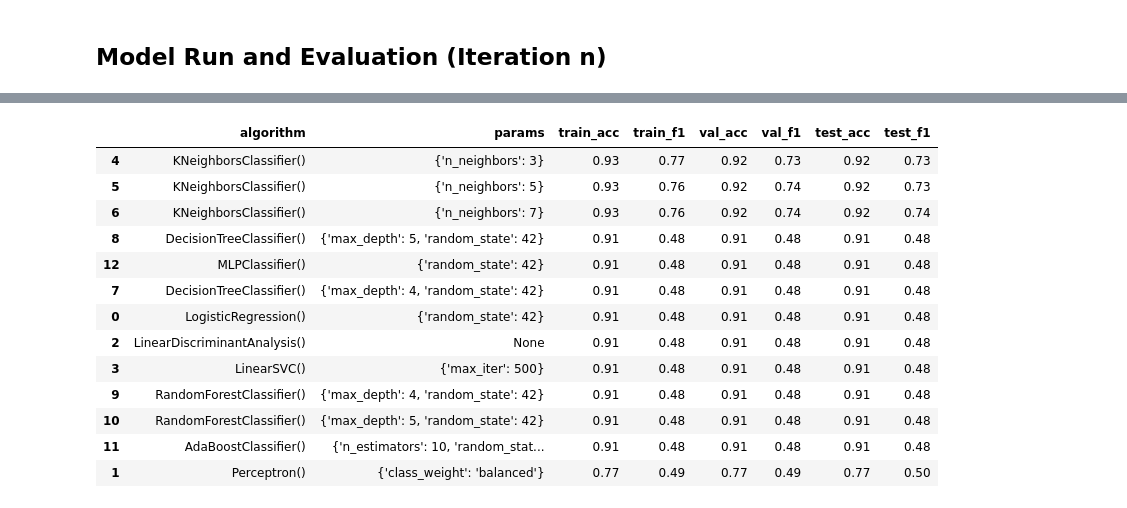
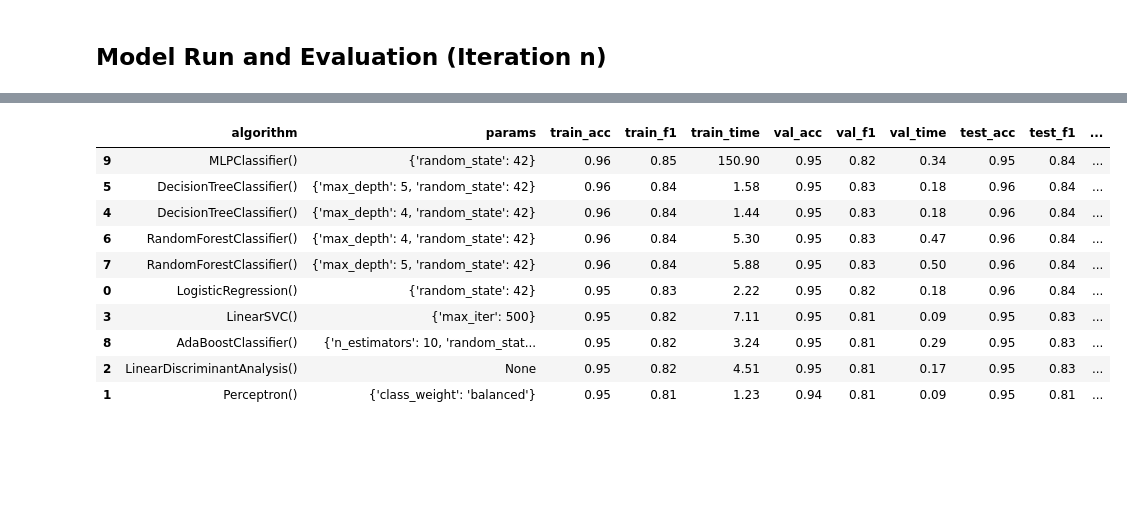
Before and after one commit to davefriesen/cc-fraud-prevention, a Jupyter notebook: src/ads505-team3-final-project.ipynb, the cells around one changed output, grey strips where cells are left out. Drawn from its saved outputs; the diff is of its cells as text; code cells hidden in the pictures; blank space fills up the shorter version.

```diff
--- a/src/ads505-team3-final-project.ipynb
+++ b/src/ads505-team3-final-project.ipynb
@@ -177,0 +395,21 @@ reduce_X_cols = id_nominal_cols + date_interval_cols + target_cls_col + target_r
+# %%
+# changing formatting for troublesome names
+df2.loc[df2['ip_country']=='Korea Republic of', 'ip_country'] = 'Korea, Republic of'
+
+df2.loc[df2['ip_country']=='Taiwan; Republic of China (ROC)', 'ip_country'] = 'Taiwan'
+
+df2.loc[df2['ip_country']=='Iran (ISLAMIC Republic Of)', 'ip_country'] = 'Iran'
+
+df2.loc[df2['ip_country']=='Moldova Republic of', 'ip_country'] = 'Moldova, Republic of'
+
+df2.loc[df2['ip_country']=='Croatia (LOCAL Name: Hrvatska)', 'ip_country'] = 'Croatia'
+
+df2.loc[df2['ip_country']=='Slovakia (SLOVAK Republic)', 'ip_country'] = 'Slovakia'
+
+df2.loc[df2['ip_country']=="Cote D'ivoire", 'ip_country'] = 'Ivory Coast'
+
+df2.loc[df2['ip_country']=='Virgin Islands (U.S.)', 'ip_country'] = 'United States'
+
+df2.loc[df2['ip_country']=='Tanzania United Republic of', 'ip_country'] = 'Tanzania, United Republic of'
+
+df2.loc[df2['ip_country']=='Congo The Democratic Republic of The', 'ip_country'] = 'Congo'
@@ -178,3 +509,8 @@ reduce_X_cols = id_nominal_cols + date_interval_cols + target_cls_col + target_r
+# %%
+cat_nominal_cols = cat_nominal_cols +\
+    ['ip_country', 'signup_month', 'purchase_month', 'signup_day',
+     'purchase_day', 'signup_weektype', 'purchase_weektype',
+     'signup_timegroup', 'purchase_timegroup', 'time_diff', 'continent']
 # %% [markdown]
 ## Categorical Data Profiling
 # %%
@@ -204,8 +543,8 @@ class -
 # Data Partitioning
 # %%
 # Create predictor and target dataframes
-fraud_X = fraud_df.loc[:, ~fraud_df.columns.isin(reduce_X_cols)].copy()
-fraud_y = fraud_df[target_cls_col]
+fraud_X = df2.loc[:, ~df2.columns.isin(reduce_X_cols)].copy()
+fraud_y = df2[target_cls_col]
 # %%
 # Split data and confirm proportions
 train_ratio = 0.7; val_ratio = 0.20; test_ratio = 0.10
@@ -323,9 +662,9 @@ mp_queue = (
     (LinearDiscriminantAnalysis(), None),
     (LinearSVC(), {'max_iter': 500}),
 
-    (KNeighborsClassifier(), {'n_neighbors': 3}),
-    (KNeighborsClassifier(), {'n_neighbors': 5}),
-    (KNeighborsClassifier(), {'n_neighbors': 7}),
+#    (KNeighborsClassifier(), {'n_neighbors': 3}),
+#    (KNeighborsClassifier(), {'n_neighbors': 5}),
+#    (KNeighborsClassifier(), {'n_neighbors': 7}),
 
     (DecisionTreeClassifier(), {'max_depth': 4, 'random_state': 42}),
     (DecisionTreeClassifier(), {'max_depth': 5, 'random_state': 42}),
@@ -354,10 +693,12 @@ mp_df['mp'] = mp_df.apply(
                             cat_cols, num_cols).train_validate_test(), axis=1)
 
 # Compile, sort, and display results
-mp_df[['train_acc', 'train_f1', 'val_acc', 'val_f1', 'test_acc', 'test_f1']] =\
+mp_df[['train_acc', 'train_f1', 'train_time',
+       'val_acc', 'val_f1', 'val_time',
+       'test_acc', 'test_f1', 'test_time']] =\
     mp_df['mp'].apply(
         lambda mp: sum(list(map(
-            lambda dataset: mp.score[dataset], ['train', 'val', 'test'])), [])).tolist()
+            lambda dataset: mp.score[dataset] + [mp.time[dataset]], ['train', 'val', 'test'])), [])).tolist()
 mp_df.sort_values(by=['train_acc', 'val_acc', 'test_acc'],
                   ascending=[False, False, False], inplace=True)
 mp_df.loc[:, mp_df.columns != 'mp']
@@ -365,17 +723,14 @@ mp_df.loc[:, mp_df.columns != 'mp']
-|  | algorithm | params | train_acc | train_f1 | val_acc | val_f1 | test_acc | test_f1 |
-| 4 | KNeighborsClassifier() | {'n_neighbors': 3} | 0.93 | 0.77 | 0.92 | 0.73 | 0.92 | 0.73 |
-| 5 | KNeighborsClassifier() | {'n_neighbors': 5} | 0.93 | 0.76 | 0.92 | 0.74 | 0.92 | 0.73 |
-| 6 | KNeighborsClassifier() | {'n_neighbors': 7} | 0.93 | 0.76 | 0.92 | 0.74 | 0.92 | 0.74 |
-| 8 | DecisionTreeClassifier() | {'max_depth': 5, 'random_state': 42} | 0.91 | 0.48 | 0.91 | 0.48 | 0.91 | 0.48 |
-| 12 | MLPClassifier() | {'random_state': 42} | 0.91 | 0.48 | 0.91 | 0.48 | 0.91 | 0.48 |
-| 7 | DecisionTreeClassifier() | {'max_depth': 4, 'random_state': 42} | 0.91 | 0.48 | 0.91 | 0.48 | 0.91 | 0.48 |
-| 0 | LogisticRegression() | {'random_state': 42} | 0.91 | 0.48 | 0.91 | 0.48 | 0.91 | 0.48 |
-| 2 | LinearDiscriminantAnalysis() | None | 0.91 | 0.48 | 0.91 | 0.48 | 0.91 | 0.48 |
-| 3 | LinearSVC() | {'max_iter': 500} | 0.91 | 0.48 | 0.91 | 0.48 | 0.91 | 0.48 |
-| 9 | RandomForestClassifier() | {'max_depth': 4, 'random_state': 42} | 0.91 | 0.48 | 0.91 | 0.48 | 0.91 | 0.48 |
-| 10 | RandomForestClassifier() | {'max_depth': 5, 'random_state': 42} | 0.91 | 0.48 | 0.91 | 0.48 | 0.91 | 0.48 |
-| 11 | AdaBoostClassifier() | {'n_estimators': 10, 'random_stat... | 0.91 | 0.48 | 0.91 | 0.48 | 0.91 | 0.48 |
-| 1 | Perceptron() | {'class_weight': 'balanced'} | 0.77 | 0.49 | 0.77 | 0.49 | 0.77 | 0.50 |
+|  | algorithm | params | train_acc | train_f1 | train_time | val_acc | val_f1 | val_time | test_acc | test_f1 | ... |
+| 9 | MLPClassifier() | {'random_state': 42} | 0.96 | 0.85 | 150.90 | 0.95 | 0.82 | 0.34 | 0.95 | 0.84 | ... |
+| 5 | DecisionTreeClassifier() | {'max_depth': 5, 'random_state': 42} | 0.96 | 0.84 | 1.58 | 0.95 | 0.83 | 0.18 | 0.96 | 0.84 | ... |
+| 4 | DecisionTreeClassifier() | {'max_depth': 4, 'random_state': 42} | 0.96 | 0.84 | 1.44 | 0.95 | 0.83 | 0.18 | 0.96 | 0.84 | ... |
+| 6 | RandomForestClassifier() | {'max_depth': 4, 'random_state': 42} | 0.96 | 0.84 | 5.30 | 0.95 | 0.83 | 0.47 | 0.96 | 0.84 | ... |
+| 7 | RandomForestClassifier() | {'max_depth': 5, 'random_state': 42} | 0.96 | 0.84 | 5.88 | 0.95 | 0.83 | 0.50 | 0.96 | 0.84 | ... |
+| 0 | LogisticRegression() | {'random_state': 42} | 0.95 | 0.83 | 2.22 | 0.95 | 0.82 | 0.18 | 0.96 | 0.84 | ... |
+| 3 | LinearSVC() | {'max_iter': 500} | 0.95 | 0.82 | 7.11 | 0.95 | 0.81 | 0.09 | 0.95 | 0.83 | ... |
+| 8 | AdaBoostClassifier() | {'n_estimators': 10, 'random_stat... | 0.95 | 0.82 | 3.24 | 0.95 | 0.81 | 0.29 | 0.95 | 0.83 | ... |
+| 2 | LinearDiscriminantAnalysis() | None | 0.95 | 0.82 | 4.51 | 0.95 | 0.81 | 0.17 | 0.95 | 0.83 | ... |
+| 1 | Perceptron() | {'class_weight': 'balanced'} | 0.95 | 0.81 | 1.23 | 0.94 | 0.81 | 0.09 | 0.95 | 0.81 | ... |
 # %%
 #mp_df.loc[3]['mp'].confusion_matrix('val')
 #mp_df.loc[3]['mp'].summary('val')
```
Also changed, not shown: parts of 36 cells of this notebook, 6 other files.
